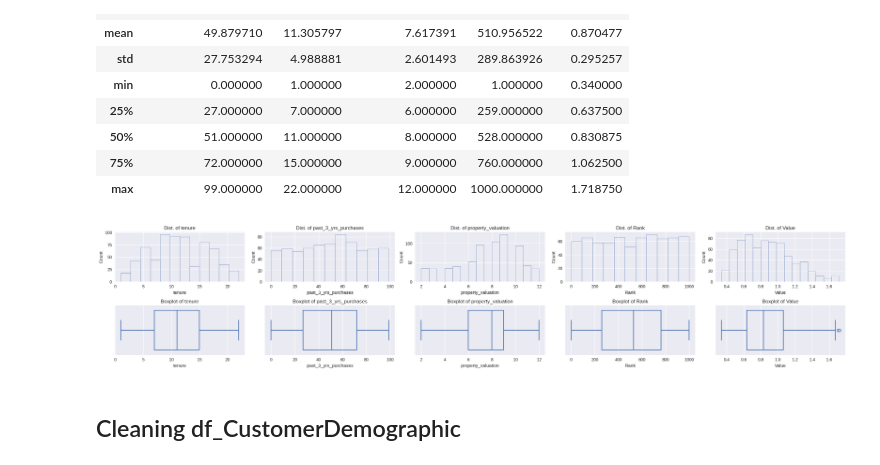
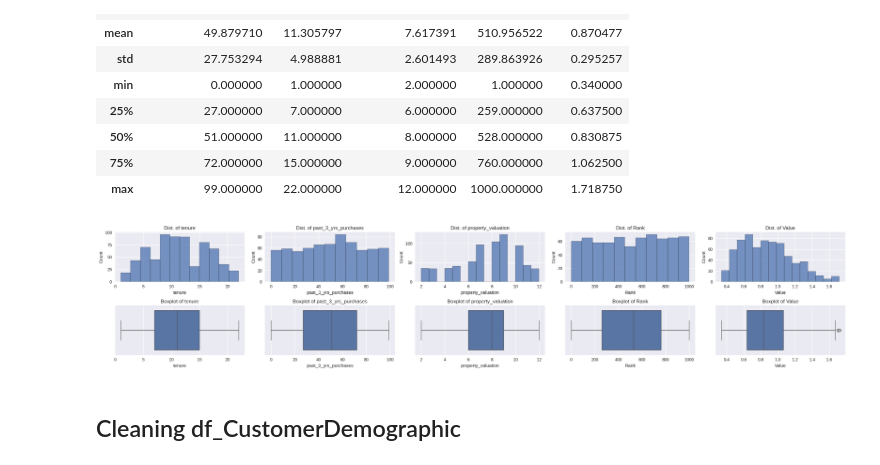
Before and after one commit to AhmAnwar/data-quality-KPMG-VE-forage, a Jupyter notebook: kpmg-ve-data-quality.ipynb, the cells around one changed output. Drawn from its saved outputs; the diff is of its cells as text; code cells hidden in the pictures.

```diff
--- a/kpmg-ve-data-quality.ipynb
+++ b/kpmg-ve-data-quality.ipynb
@@ -173,14 +173,12 @@ for col in col_array:
     plt.subplot(2, 2, i)
     sns.histplot(data= df_transactions,
                  x= col,
-                 bins= 'auto',
-                 fill= False)
+                 bins= 'auto')
     plt.title(f'Dist. of {col}')
 
     plt.subplot(2, 2, i+2)
     sns.boxplot(data= df_transactions,
-                x= col,
-                fill= False)
+                x= col)
     plt.title(f'Boxplot of {col}')
     i+=1
 
@@ -477,14 +475,12 @@ for col in col_list:
     plt.subplot(2, 5, i)
     sns.histplot(data= df_NewCustomerList,
                  x= col,
-                 bins= 'auto',
-                 fill= False)
+                 bins= 'auto')
     plt.title(f'Dist. of {col}')
 
     plt.subplot(2, 5, i+5)
     sns.boxplot(data= df_NewCustomerList,
-                x= col,
-                fill= False)
+                x= col)
     plt.title(f'Boxplot of {col}')
     i+=1
 
@@ -510,28 +506,26 @@ df_NewCustomerList.select_dtypes(include= 'number').drop(columns= 'postcode').de
 # %%
 # check again
 col_list= ['tenure', 'past_3_yrs_purchases', 'property_valuation', 'Rank', 'Value']
 
 plt.figure(figsize= (25, 5))
 i= 1
 for col in col_list:
     plt.subplot(2, 5, i)
     sns.histplot(data= df_NewCustomerList,
                  x= col,
-                 bins= 'auto',
-                 fill= False)
+                 bins= 'auto')
     plt.title(f'Dist. of {col}')
 
     plt.subplot(2, 5, i+5)
     sns.boxplot(data= df_NewCustomerList,
-                x= col,
-                fill= False)
+                x= col)
     plt.title(f'Boxplot of {col}')
     i+=1
 
 plt.tight_layout()
 plt.show()
 # %% [output]
-[figure, old version]
+[figure, new version]
 # %% [markdown]
 ## Cleaning df_CustomerDemographic
 # %%
```
Also changed, not shown: parts of 4 cells of this notebook.
